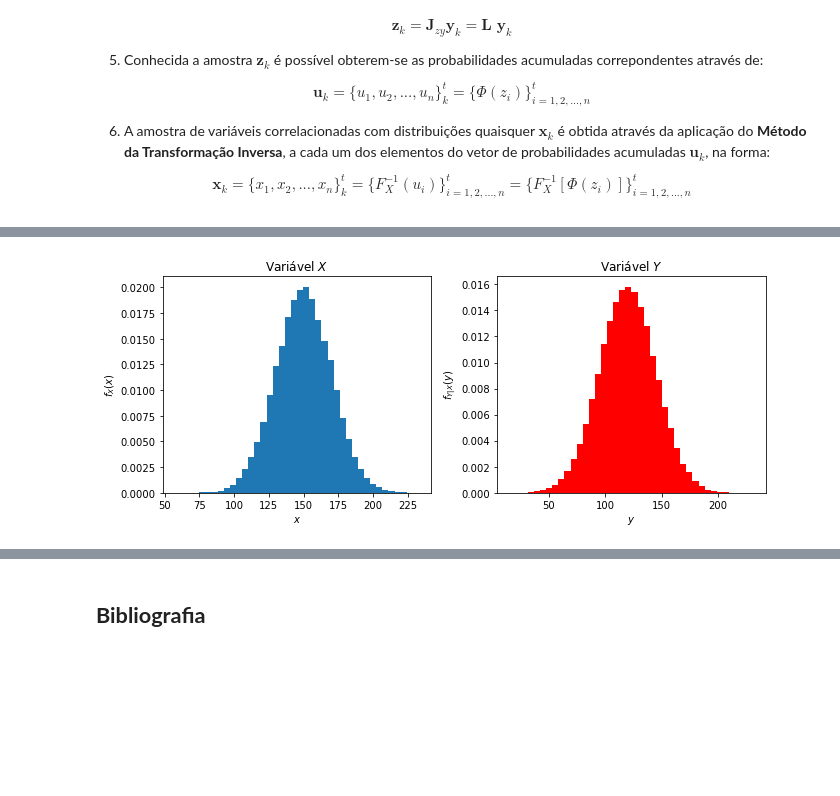
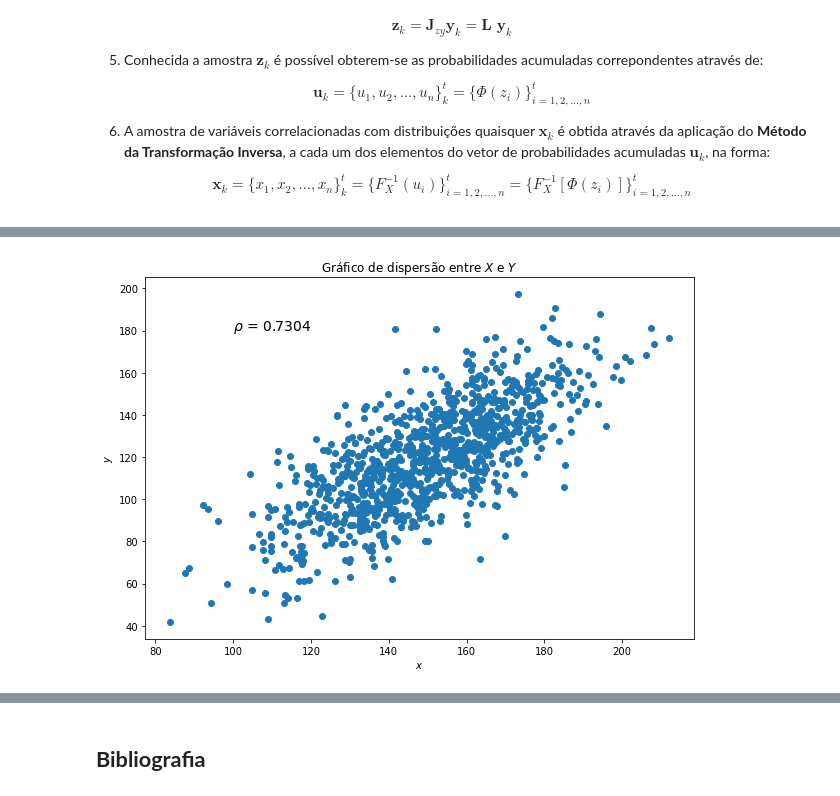
Before and after one commit to mvreal/Confiabilidade-em-Engenharia, a Jupyter notebook: Capitulo_6-1.ipynb, the cells around one changed output, grey strips where cells are left out. Cells and saved outputs as stored; diff of their text form; code cells hidden in the pictures; blank space fills up the shorter version.

```diff
--- a/Capitulo_6-1.ipynb
+++ b/Capitulo_6-1.ipynb
@@ -371,36 +377,32 @@ $$y = \mu_{Y|X} + 16,5359\sqrt{-2\ln(u_1)}\sin(2\pi u_2)$$
 # %%
 """
 Geração de variáveis normais correlacionadas
 """
 #Dados de entrada:
-n = 100000
+n = 1000
 mu_x = 150
 sigma_x = 20
 mu_y = 120
 sigma_y = 25
 rho = 0.75
 # Geração de números randômicos de distribuição uniforme
 u1 = np.random.rand(n)
 u2 = np.random.rand(n)
 # Geração de variáveis normais correlacionadas x e y
 x = mu_x + sigma_x * np.sqrt(- 2 * np.log(u1)) * np.cos(2 * np.pi * u2)
 mu_yx = mu_y + rho * sigma_y / sigma_x * (x - mu_x)
 sigma_yx = sigma_y * np.sqrt(1 - rho ** 2)
 y = mu_yx + sigma_yx * np.sqrt(- 2 * np.log(u1)) * np.sin(2 * np.pi * u2)
-# Histogramas
-# Histograma dos valores de yi
-plt.figure(1, figsize=(9.5, 4))
-plt.subplot(1, 2, 1)
-fx = plt.hist(x, bins=40, density=True)
+corr = np.corrcoef(x, y)
+rho_xy = corr[0, 1]
+# Gráfico de dispersão entre X e Y
+plt.figure(1, figsize=(8.5, 6))
+plt.scatter(x,y)
 plt.xlabel(r'$x$')
-plt.ylabel(r'$f_{X}(x)$')
-plt.title('Variável $X$')
-plt.subplot(1, 2, 2)
-fx = plt.hist(y, bins=40, density=True, color="red")
-plt.xlabel(r'$y$')
-plt.ylabel(r'$f_{Y|X}(y)$')
-plt.title('Variável $Y$')
+plt.ylabel(r'$y$')
+plt.title('Gráfico de dispersão entre $X$ e $Y$')
+plt.text(100, 180, r"$\rho$ = {0:0.4f}".format(rho_xy), fontsize="14")
 plt.tight_layout()
 plt.show()
 # %% [output]
-[figure, old version]
+[figure, new version]
```
Also changed, not shown: parts of 7 cells of this notebook, 5 other files.
